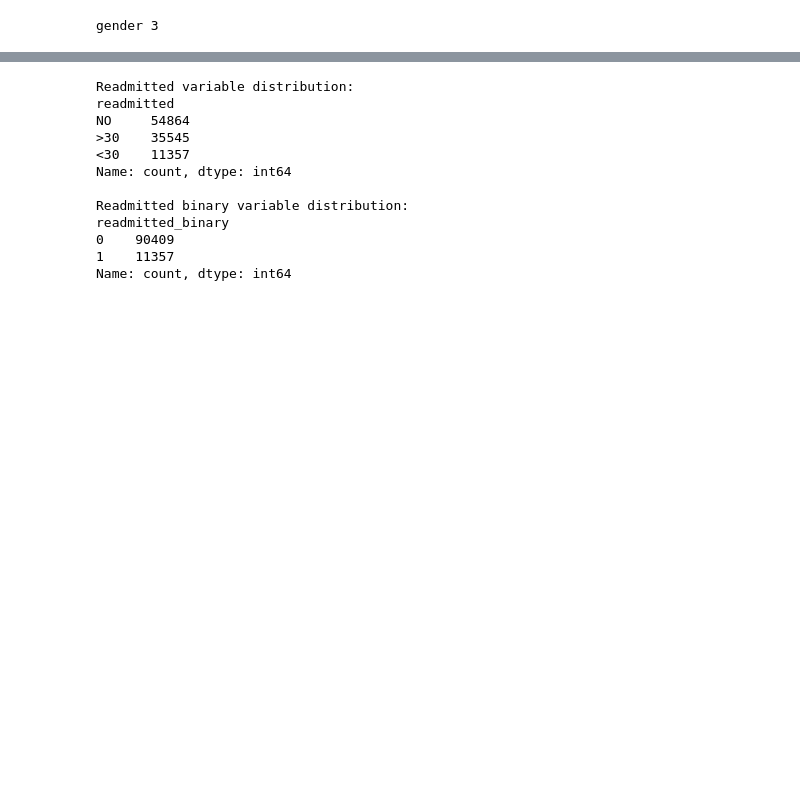
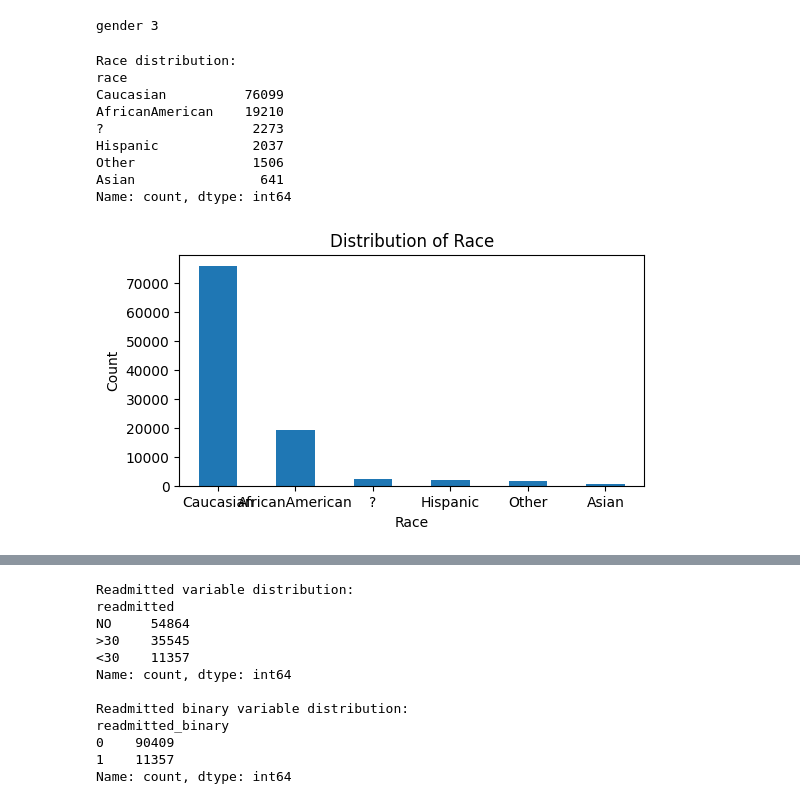
Before and after one commit to ParkYourCode/Diabetic-Patients-Readmission-Analytics, a Jupyter notebook: exploration/explore_bronze.ipynb, the cells around one changed output, grey strips where cells are left out. Cells and saved outputs as stored; diff of their text form; code cells hidden in the pictures; blank space fills up the shorter version.

```diff
--- a/exploration/explore_bronze.ipynb
+++ b/exploration/explore_bronze.ipynb
@@ -63,3 +63,26 @@ readmitted 0
 print('gender', df['gender'][df['gender'] == 'Unknown/Invalid'].count())
 # %% [output]
 gender 3
+# %%
+# Check readmitted variable distribution
+print('Race distribution:')
+print(df["race"].value_counts())
+
+plt.figure(figsize=(6,3))
+df['race'].value_counts().plot(kind='bar')
+plt.xlabel('Race')
+plt.ylabel('Count')
+plt.title('Distribution of Race')
+plt.xticks(rotation=0)
+plt.show()
+# %% [output]
+Race distribution:
+race
+Caucasian          76099
+AfricanAmerican    19210
+?                   2273
+Hispanic            2037
+Other               1506
+Asian                641
+Name: count, dtype: int64
+[figure, added]
```
Also changed, not shown: parts of 4 cells of this notebook.
